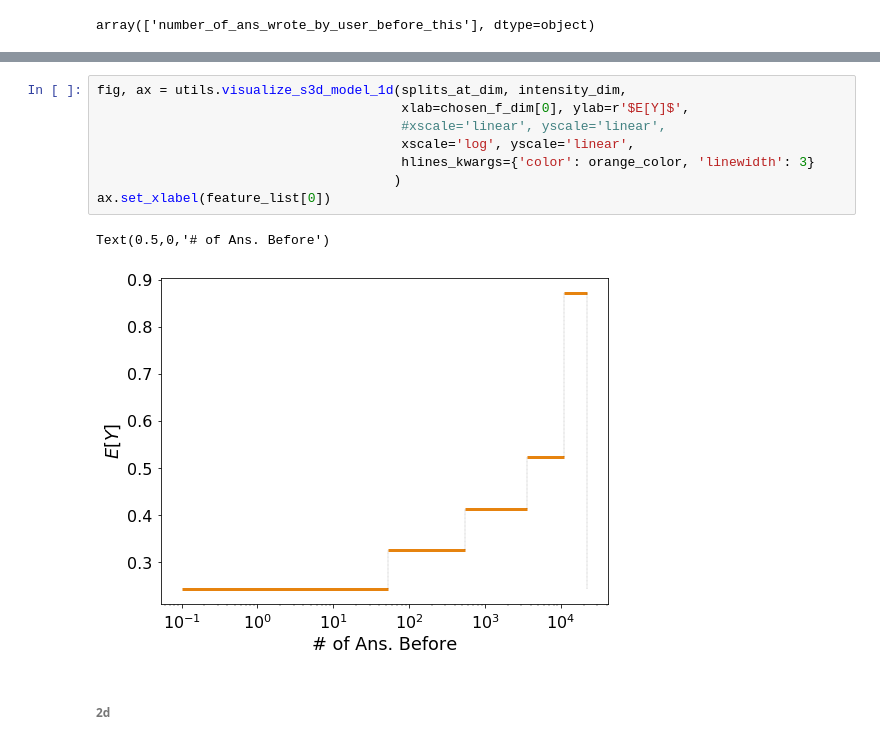
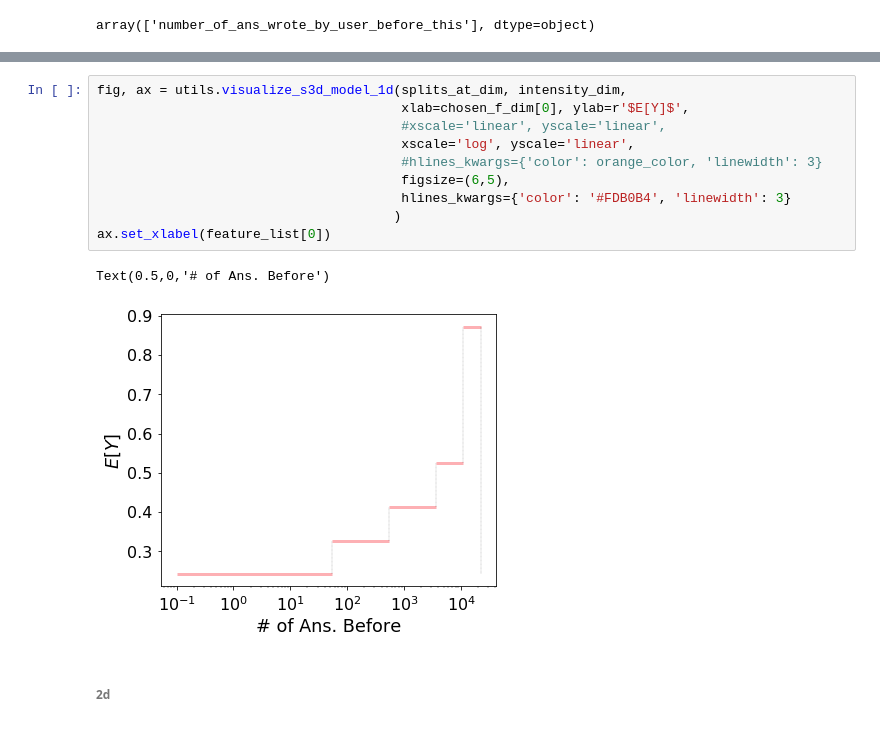
Before and after one commit to peterfennell/S3D, a Jupyter notebook: replicate/3-visualize-models.ipynb, the cells around one changed output, grey strips where cells are left out. Cells and saved outputs as stored; diff of their text form.

```diff
--- a/replicate/3-visualize-models.ipynb
+++ b/replicate/3-visualize-models.ipynb
@@ -121,14 +126,16 @@ ax.set_yticklabels([15, 25, 35])
 # %%
 fig, ax = utils.visualize_s3d_model_1d(splits_at_dim, intensity_dim,
                                        xlab=chosen_f_dim[0], ylab=r'$E[Y]$',
                                        #xscale='linear', yscale='linear',
                                        xscale='log', yscale='linear',
-                                       hlines_kwargs={'color': orange_color, 'linewidth': 3}
+                                       #hlines_kwargs={'color': orange_color, 'linewidth': 3}
+                                       figsize=(6,5),
+                                       hlines_kwargs={'color': '#FDB0B4', 'linewidth': 3}
                                       )
 ax.set_xlabel(feature_list[0])
 # %% [output]
 Text(0.5,0,'# of Ans. Before')
-[figure, old version]
+[figure, new version]
 # %% [markdown]
 ###### 2d
 # %%
```
Also changed, not shown: parts of 16 cells of this notebook.
